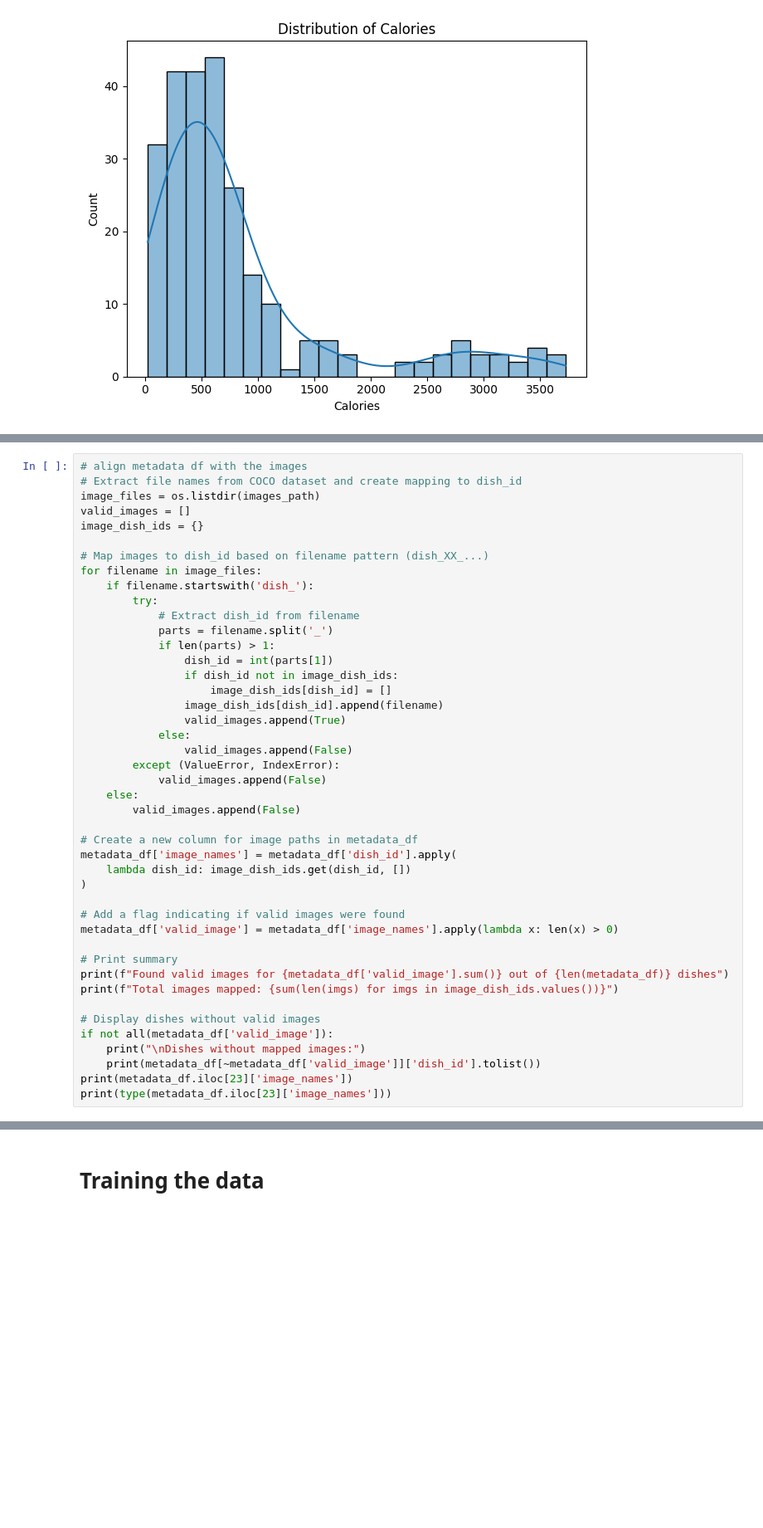
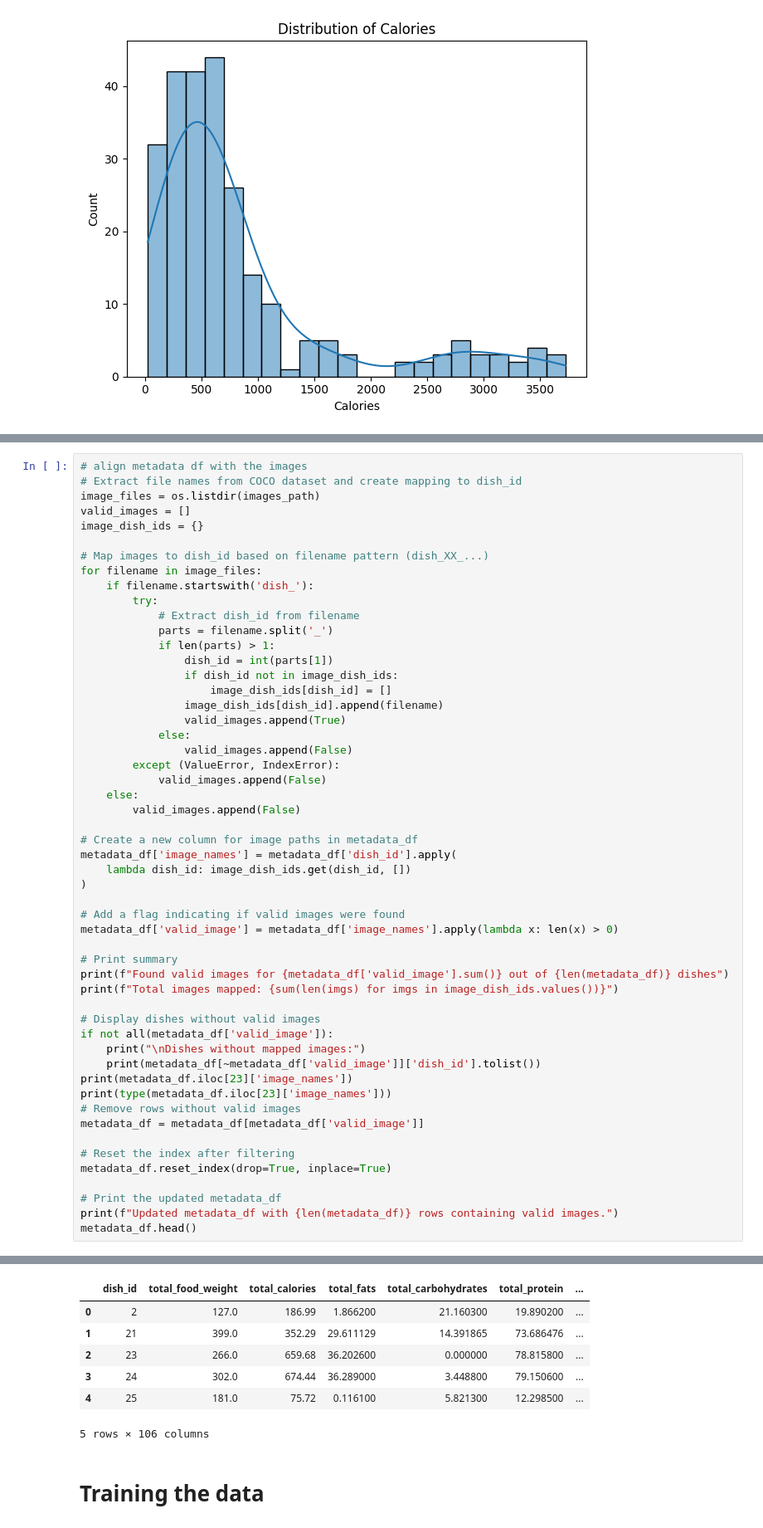
Before and after one commit to RayWP/FoodDetection, a Jupyter notebook: food_calorie_prediction.ipynb, the cells around one changed output, grey strips where cells are left out. Shown at 83% size. Cells and saved outputs as stored; diff of their text form; blank space fills up the shorter version.

```diff
--- a/food_calorie_prediction.ipynb
+++ b/food_calorie_prediction.ipynb
@@ -282,6 +282,15 @@ if not all(metadata_df['valid_image']):
     print(metadata_df[~metadata_df['valid_image']]['dish_id'].tolist())
 print(metadata_df.iloc[23]['image_names'])
 print(type(metadata_df.iloc[23]['image_names']))
+# Remove rows without valid images
+metadata_df = metadata_df[metadata_df['valid_image']]
+
+# Reset the index after filtering
+metadata_df.reset_index(drop=True, inplace=True)
+
+# Print the updated metadata_df
+print(f"Updated metadata_df with {len(metadata_df)} rows containing valid images.")
+metadata_df.head()
 # %% [output]
 Found valid images for 225 out of 251 dishes
 Total images mapped: 889
@@ -293,3 +303,10 @@ Dishes without mapped images:
+|  | dish_id | total_food_weight | total_calories | total_fats | total_carbohydrates | total_protein | ... |
+| 0 | 2 | 127.0 | 186.99 | 1.866200 | 21.160300 | 19.890200 | ... |
+| 1 | 21 | 399.0 | 352.29 | 29.611129 | 14.391865 | 73.686476 | ... |
+| 2 | 23 | 266.0 | 659.68 | 36.202600 | 0.000000 | 78.815800 | ... |
+| 3 | 24 | 302.0 | 674.44 | 36.289000 | 3.448800 | 79.150600 | ... |
+| 4 | 25 | 181.0 | 75.72 | 0.116100 | 5.821300 | 12.298500 | ... |
+5 rows × 106 columns
 # %% [markdown]
 # Training the data
 # %%
```
Also changed, not shown: parts of 7 cells of this notebook.
